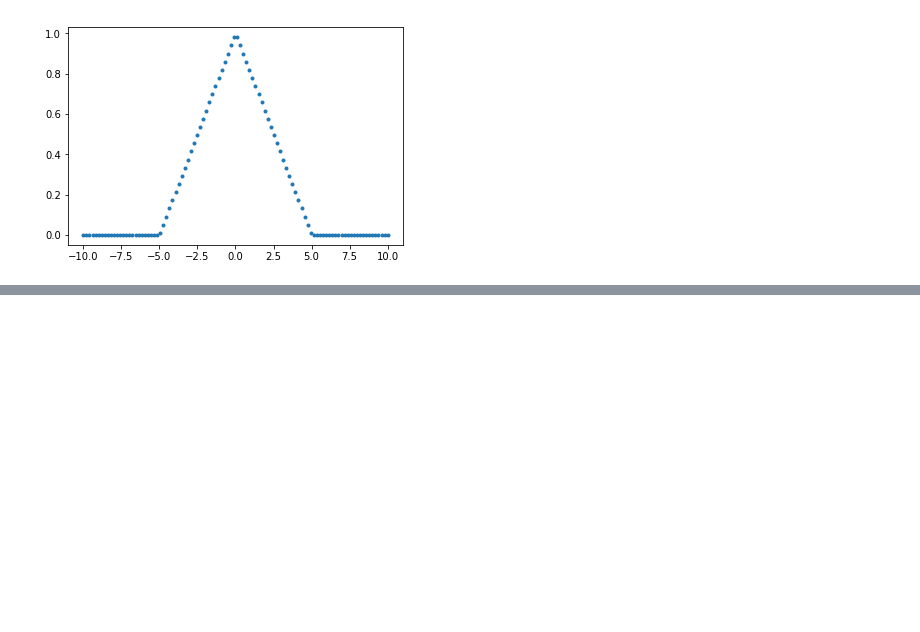
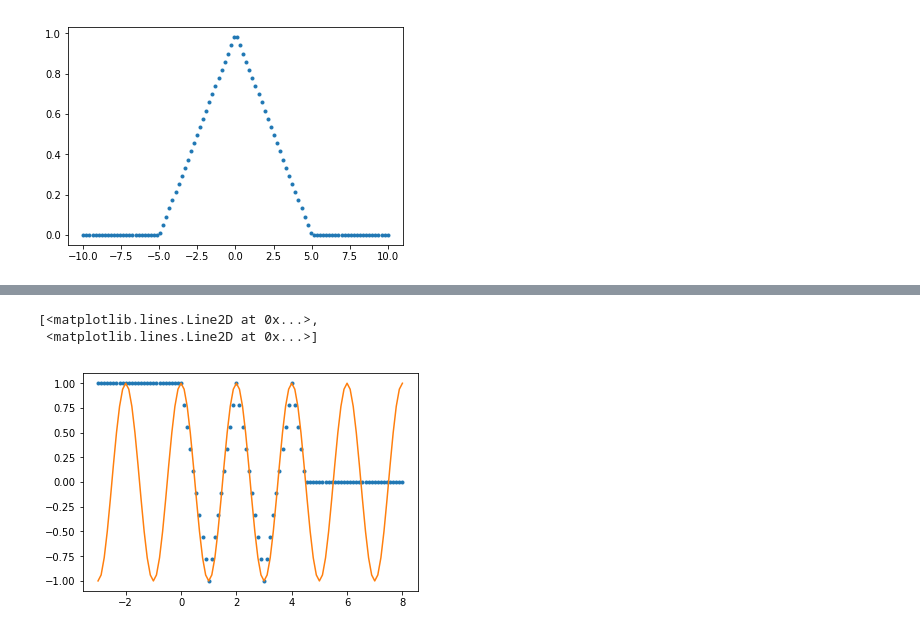
Before and after one commit to AlessandrodAgostino/Python-Projects, a Jupyter notebook: Turchetti/Interpolation_first_tries.ipynb, the cells around one changed output, grey strips where cells are left out. Cells and saved outputs as stored; diff of their text form; code cells hidden in the pictures; blank space fills up the shorter version.

```diff
--- a/Turchetti/Interpolation_first_tries.ipynb
+++ b/Turchetti/Interpolation_first_tries.ipynb
@@ -56,0 +79,19 @@ plt.plot(x,y,'.')
+# %%
+#Is there a better way to do this? I can't do that in parallel. Should I make it recoursive???
+a[0] = (deltaf[0] - s[0])/delta[0]
+for i in range(1,n-1):
+    a[i]=(deltaf[i] - s[i])/delta[i]
+    s[i]=s[i-1] + 2*a[i-1]*delta[i-1]
+# %%
+bool_intervals = [(sx[i] <= x)& (x < sx[i+1]) for i in range(n-1)]
+bool_intervals = [(x < sx[0])] + bool_intervals + [(x > sx[n])]
+# %%
+from functools import partial
+def quad_piece(k,x):
+    return sy[k] + s[k]*(x-sx[k]) + a[k]*(x-sx[k])**2
+def pre_extra(x):
+    return sy[0] + s[0]*(x-sx[0])
+def post_extra(x):
+    return sy[n-1] + s[n-1]*(x-sx[n-1])
+
+quad_pieces =[pre_extra] + [partial(func_piece, i) for i in range(n-1)] + [post_extra]
@@ -56,0 +102,8 @@ plt.plot(x,y,'.')
+# %%
+quad_spline_y=np.piecewise(x, bool_intervals, quad_pieces)
+# %%
+plt.plot(x, quad_spline_y,'.', x, f(x), '-')
+# %% [output]
+[<matplotlib.lines.Line2D at 0x...>,
+ <matplotlib.lines.Line2D at 0x...>]
+[figure, added]
```
Also changed, not shown: parts of 7 cells of this notebook.
